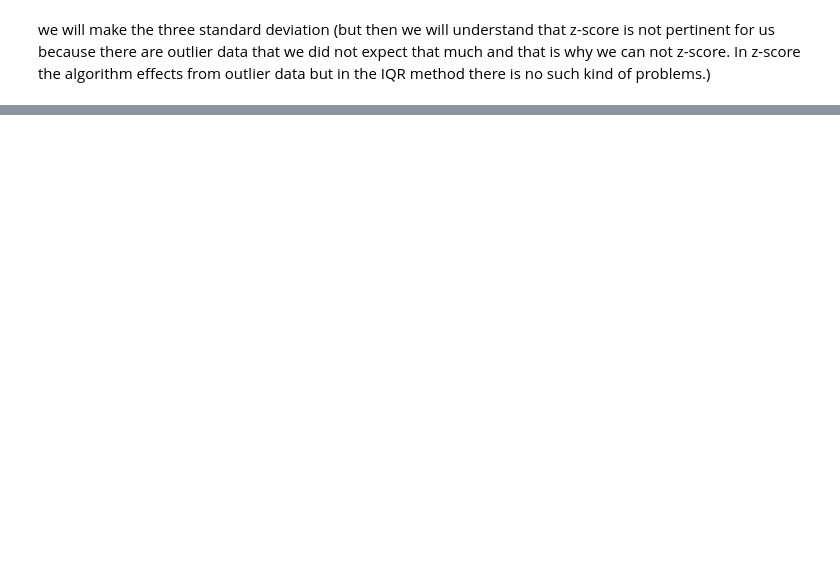
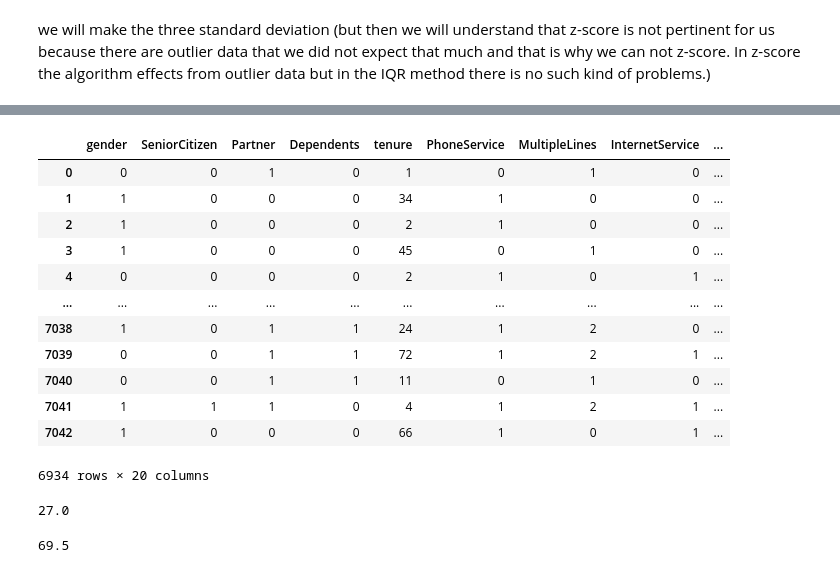
Before and after one commit to goksuturac/AnalysisCustomerLoss, a Jupyter notebook: machine_learning.ipynb, the cells around one changed output, grey strips where cells are left out. Drawn from its saved outputs; the diff is of its cells as text; code cells hidden in the pictures; blank space fills up the shorter version.

```diff
--- a/machine_learning.ipynb
+++ b/machine_learning.ipynb
@@ -321,0 +322,29 @@ encoded_out.head(100)
+# %%
+encoded.drop(encoded[~((encoded['TotalCharges'] < (Q3 + (1.5 * IQR))))&(encoded['Churn']<1)].index, inplace=True)
+encoded.head(8000)
+# %% [output]
+|  | gender | SeniorCitizen | Partner | Dependents | tenure | PhoneService | MultipleLines | InternetService | ... |
+| 0 | 0 | 0 | 1 | 0 | 1 | 0 | 1 | 0 | ... |
+| 1 | 1 | 0 | 0 | 0 | 34 | 1 | 0 | 0 | ... |
+| 2 | 1 | 0 | 0 | 0 | 2 | 1 | 0 | 0 | ... |
+| 3 | 1 | 0 | 0 | 0 | 45 | 0 | 1 | 0 | ... |
+| 4 | 0 | 0 | 0 | 0 | 2 | 1 | 0 | 1 | ... |
+| ... | ... | ... | ... | ... | ... | ... | ... | ... | ... |
+| 7038 | 1 | 0 | 1 | 1 | 24 | 1 | 2 | 0 | ... |
+| 7039 | 0 | 0 | 1 | 1 | 72 | 1 | 2 | 1 | ... |
+| 7040 | 0 | 0 | 1 | 1 | 11 | 0 | 1 | 0 | ... |
+| 7041 | 1 | 1 | 1 | 0 | 4 | 1 | 2 | 1 | ... |
+| 7042 | 1 | 0 | 0 | 0 | 66 | 1 | 0 | 1 | ... |
+6934 rows × 20 columns
+# %%
+Q1_tenure = ChurnHappend['tenure'].quantile(0.25)
+Q3_tenure = ChurnHappend['tenure'].quantile(0.75)
+IQR_tenure = Q3_tenure - Q1_tenure
+IQR_tenure
+# %% [output]
+27.0
+# %%
+Q_tenure=Q3_tenure+(1.5*IQR_tenure)
+Q_tenure
+# %% [output]
+69.5
```
Also changed, not shown: parts of 22 cells of this notebook.
